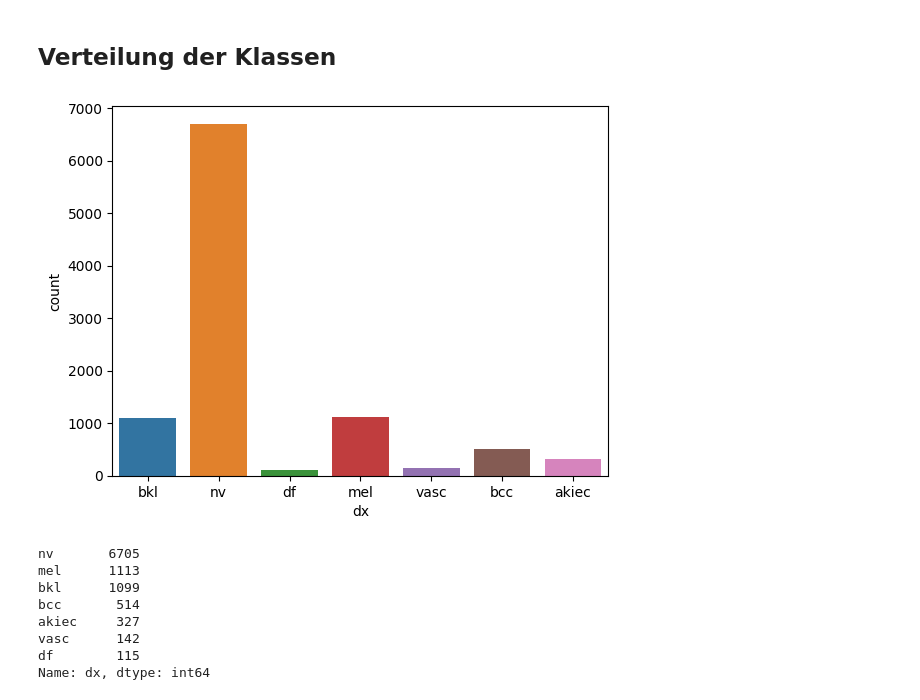
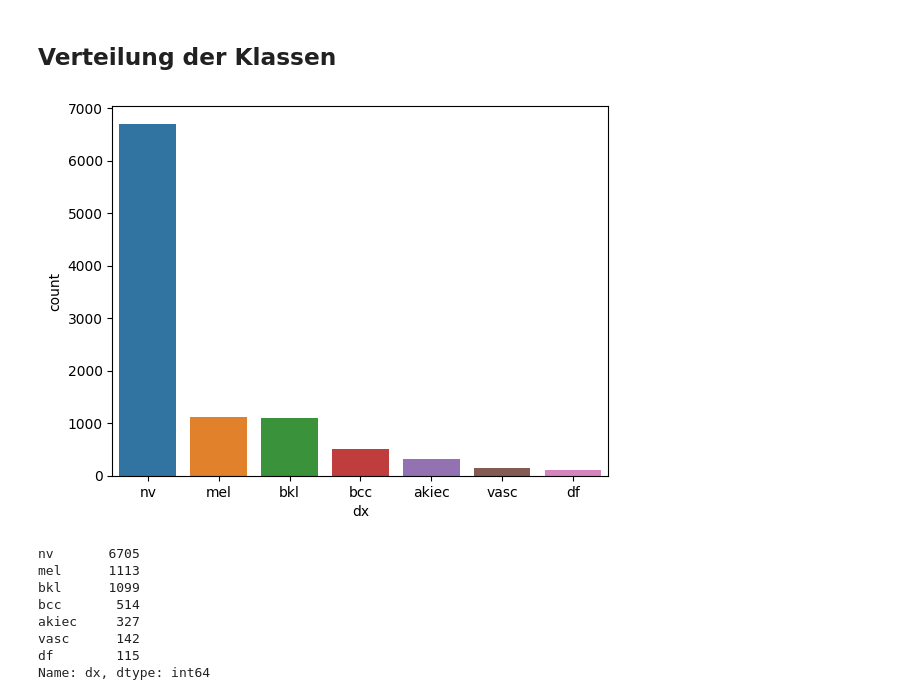
Before and after one commit to Check-Your-Skin/checkyourskin-ml_model, a Jupyter notebook: HAM_10000.ipynb, the cells around one changed output. Saved outputs shown, nothing was run; the diff lists cells and outputs as text; code cells hidden in the pictures.

```diff
--- a/HAM_10000.ipynb
+++ b/HAM_10000.ipynb
@@ -51,10 +51,10 @@ df.describe()
 # %% [markdown]
 ## Verteilung der Klassen
 # %%
-res = sns.countplot(x=df['dx'])
+res = sns.countplot(x=df['dx'], order=df['dx'].value_counts().index)
 plt.show()
 # %% [output]
-[figure, old version]
+[figure, new version]
 # %%
 df['dx'].value_counts()
 # %% [output]
```
Also changed, not shown: parts of 2 cells of this notebook.
